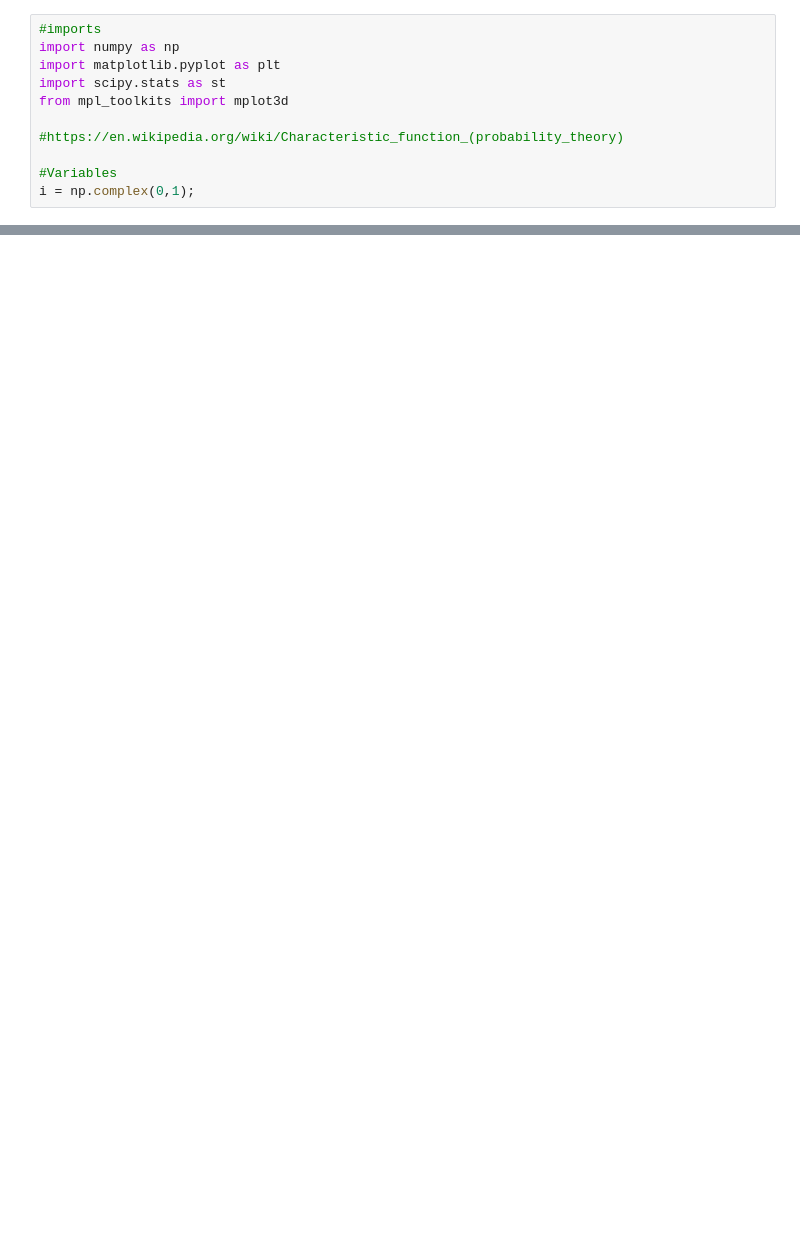
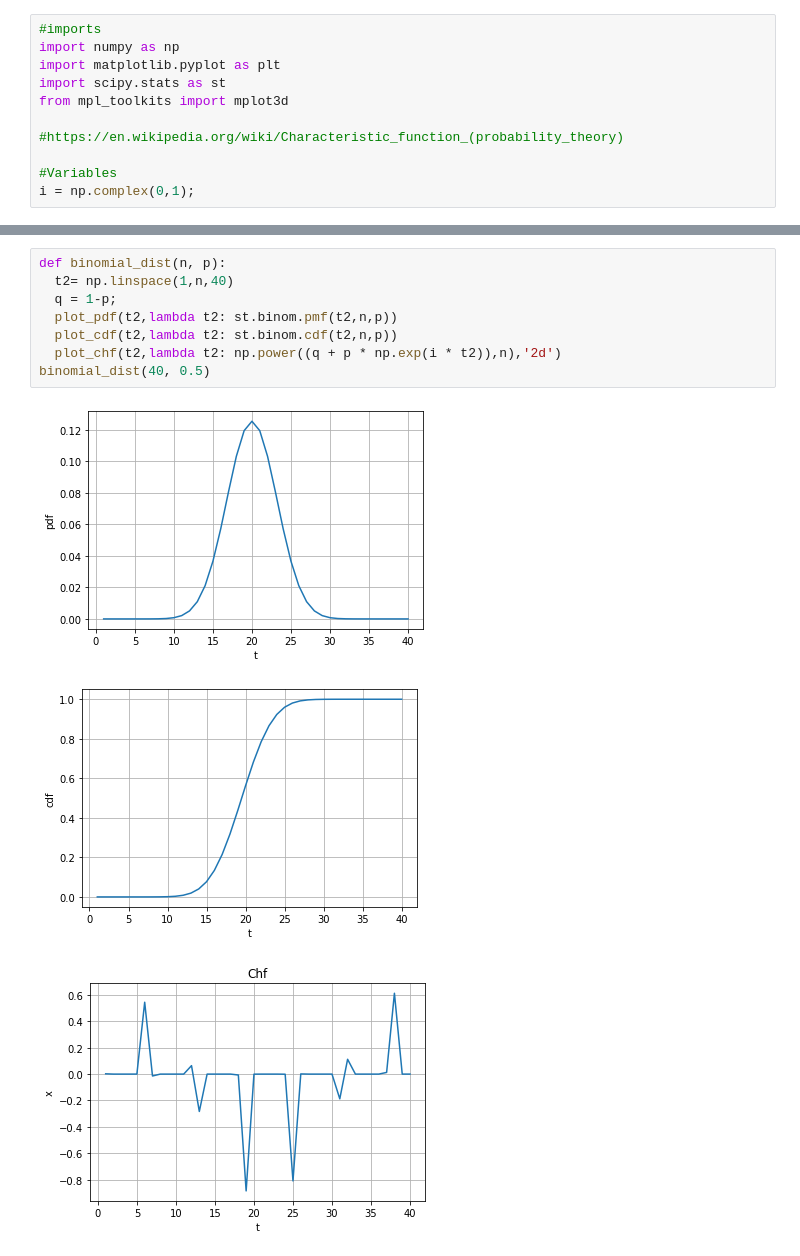
Before and after one commit to bkgsur/FinanceModelingComputationWithPython, a Jupyter notebook: 1_CDF_PDF_CHF.ipynb, the cells around one changed output, grey strips where cells are left out. Cells and saved outputs as stored; diff of their text form; blank space fills up the shorter version.

```diff
--- a/1_CDF_PDF_CHF.ipynb
+++ b/1_CDF_PDF_CHF.ipynb
@@ -79,0 +72,12 @@ uniform_dist(-5,5)
+# %%
+def binomial_dist(n, p):
+  t2= np.linspace(1,n,40)
+  q = 1-p;
+  plot_pdf(t2,lambda t2: st.binom.pmf(t2,n,p))
+  plot_cdf(t2,lambda t2: st.binom.cdf(t2,n,p))
+  plot_chf(t2,lambda t2: np.power((q + p * np.exp(i * t2)),n),'2d')
+binomial_dist(40, 0.5)
+# %% [output]
+[figure, added]
+[figure, added]
+[figure, added]
```
Also changed, not shown: parts of 3 cells of this notebook.
